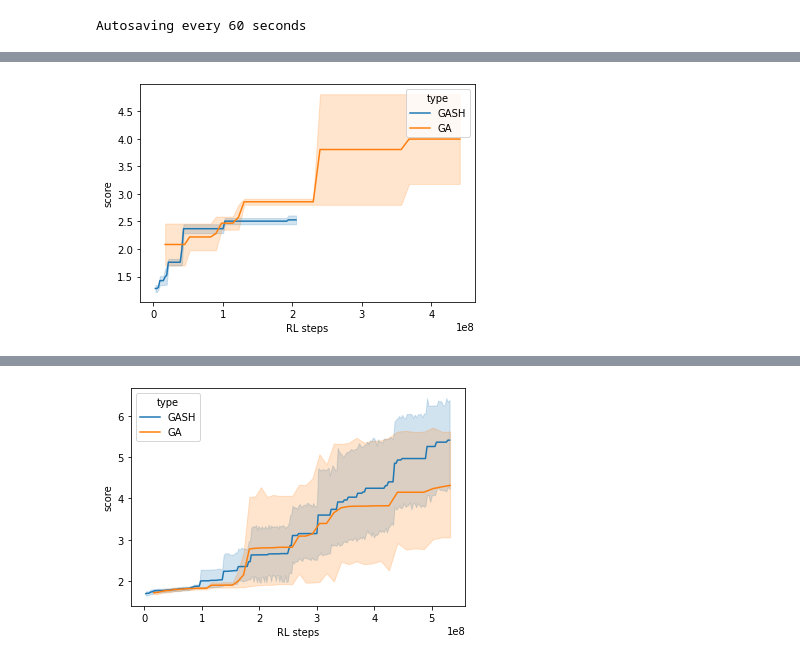
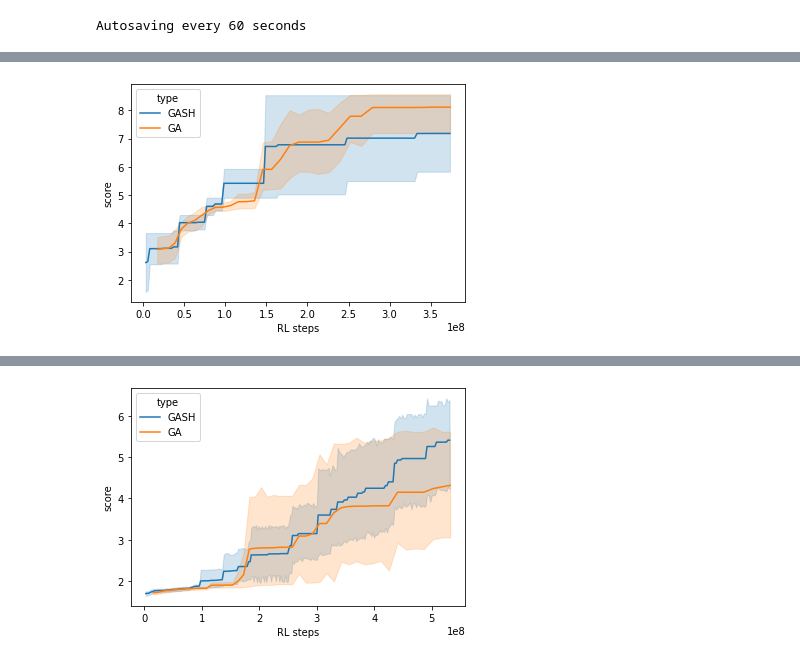
Before and after one commit to sk161717/Evogym-GASH, a Jupyter notebook: examples/output_graph.ipynb, the cells around one changed output, grey strips where cells are left out. Cells and saved outputs as stored; diff of their text form; code cells hidden in the pictures.

```diff
--- a/examples/output_graph.ipynb
+++ b/examples/output_graph.ipynb
@@ -168,9 +168,9 @@ plot_confidence(pd.concat([df_gash,df_ga]),is_step_based,'UpStepper-v0')
-# %%
-is_step_based=True
-df_gash=data_for_confidence('ObstacleTraverser-v1_SuHaGA',[101,102],80,False,'GASH',load_steps,is_step_based)
-df_ga=data_for_confidence('ObstacleTraverser-v1_GA',[101,102],45,False,"GA",load_steps,is_step_based)
-plot_confidence(pd.concat([df_gash,df_ga]),is_step_based,'ObstacleTraverser-v1')
-# %% [output]
-[figure, removed]
+# %%
+is_step_based=True
+df_gash=data_for_confidence('UpStepper-v0_SuHaGA',[101,102],145,False,'GASH',load_steps,is_step_based)
+df_ga=data_for_confidence('UpStepper-v0_GA',[101,102,103,104,105,106,107],33,False,"GA",load_steps,is_step_based)
+plot_confidence(pd.concat([df_gash,df_ga]),is_step_based,'UpStepper-v0')
+# %% [output]
+[figure, added]
 # %%
 is_step_based=True
```
Also changed, not shown: parts of 5 cells of this notebook, 7 other files.
